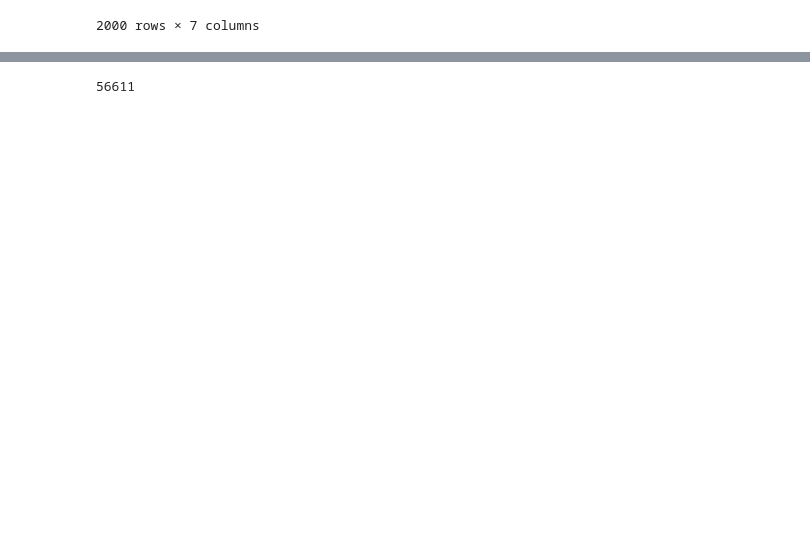
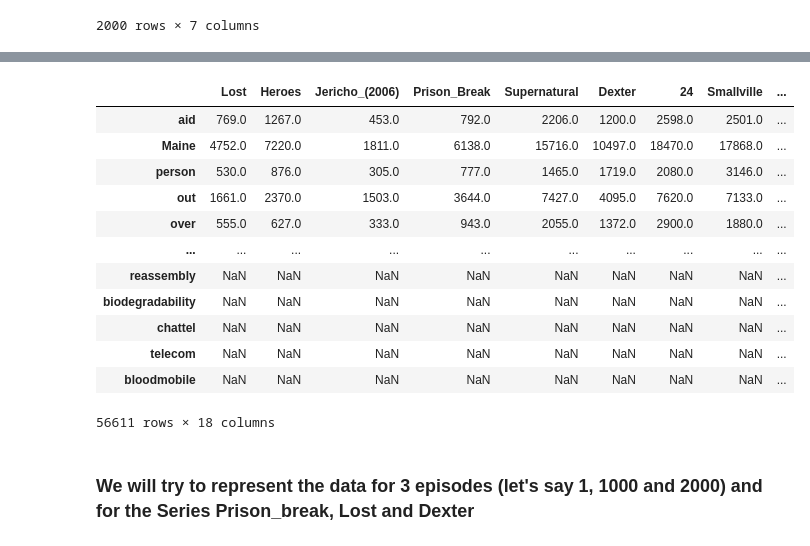
Before and after one commit to baptisteauduge/movies-recommendation-and-subtitles-analysis, a Jupyter notebook: prepare_data.ipynb, the cells around one changed output, grey strips where cells are left out. Drawn from its saved outputs; the diff is of its cells as text; code cells hidden in the pictures; blank space fills up the shorter version.

```diff
--- a/prepare_data.ipynb
+++ b/prepare_data.ipynb
@@ -133,4 +121,4 @@ See the caveats in the documentation: https://pandas.pydata.org/pandas-docs/stab
 2000 rows × 7 columns
 # %%
 dfTranscriptsLemanized = nlt.lemanization(dfTranscriptsTokenized)
-#dfTranscriptsLemanized = dfTranscriptsTokenized.drop('transcripts_prepared_for_tokenization', axis=1)
+dfTranscriptsLemanized = dfTranscriptsTokenized.drop('transcripts_prepared_for_tokenization', axis=1)
@@ -140,4 +145,18 @@ dfOccurenceEpisodes = nlt.get_occurence_from_df_episodes(dfTranscriptsLemanized)
-# %%
-len(dfOccurenceSerie)
-# %% [output]
-56611
+# %%
+dfOccurenceSerie
+# %% [output]
+|  | Lost | Heroes | Jericho_(2006) | Prison_Break | Supernatural | Dexter | 24 | Smallville | ... |
+| aid | 769.0 | 1267.0 | 453.0 | 792.0 | 2206.0 | 1200.0 | 2598.0 | 2501.0 | ... |
+| Maine | 4752.0 | 7220.0 | 1811.0 | 6138.0 | 15716.0 | 10497.0 | 18470.0 | 17868.0 | ... |
+| person | 530.0 | 876.0 | 305.0 | 777.0 | 1465.0 | 1719.0 | 2080.0 | 3146.0 | ... |
+| out | 1661.0 | 2370.0 | 1503.0 | 3644.0 | 7427.0 | 4095.0 | 7620.0 | 7133.0 | ... |
+| over | 555.0 | 627.0 | 333.0 | 943.0 | 2055.0 | 1372.0 | 2900.0 | 1880.0 | ... |
+| ... | ... | ... | ... | ... | ... | ... | ... | ... | ... |
+| reassembly | NaN | NaN | NaN | NaN | NaN | NaN | NaN | NaN | ... |
+| biodegradability | NaN | NaN | NaN | NaN | NaN | NaN | NaN | NaN | ... |
+| chattel | NaN | NaN | NaN | NaN | NaN | NaN | NaN | NaN | ... |
+| telecom | NaN | NaN | NaN | NaN | NaN | NaN | NaN | NaN | ... |
+| bloodmobile | NaN | NaN | NaN | NaN | NaN | NaN | NaN | NaN | ... |
+56611 rows × 18 columns
+# %% [markdown]
+### We will try to represent the data for 3 episodes (let's say 1, 1000 and 2000) and for the Series Prison_break, Lost and Dexter
```
Also changed, not shown: parts of 12 cells of this notebook, 1 other file.
